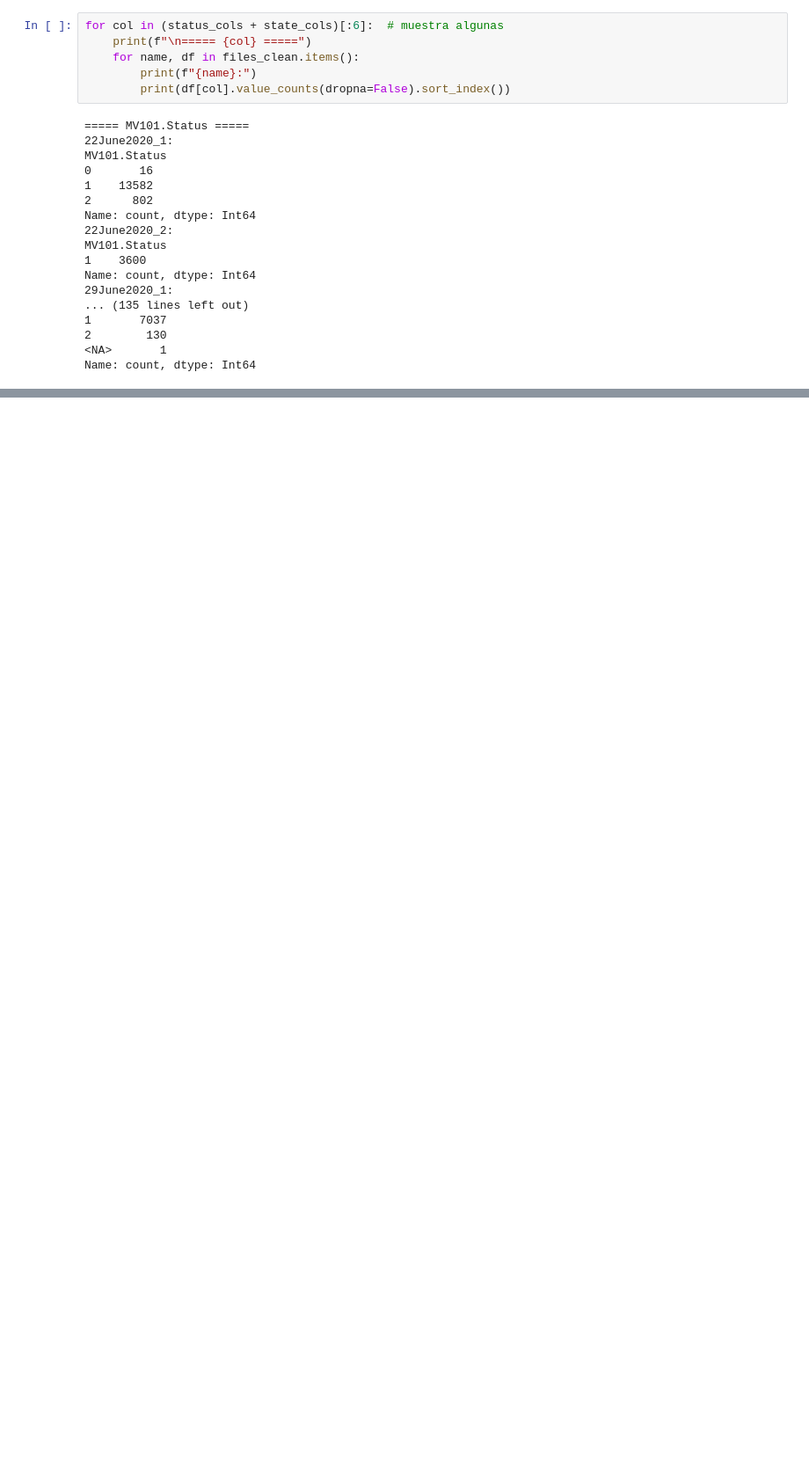
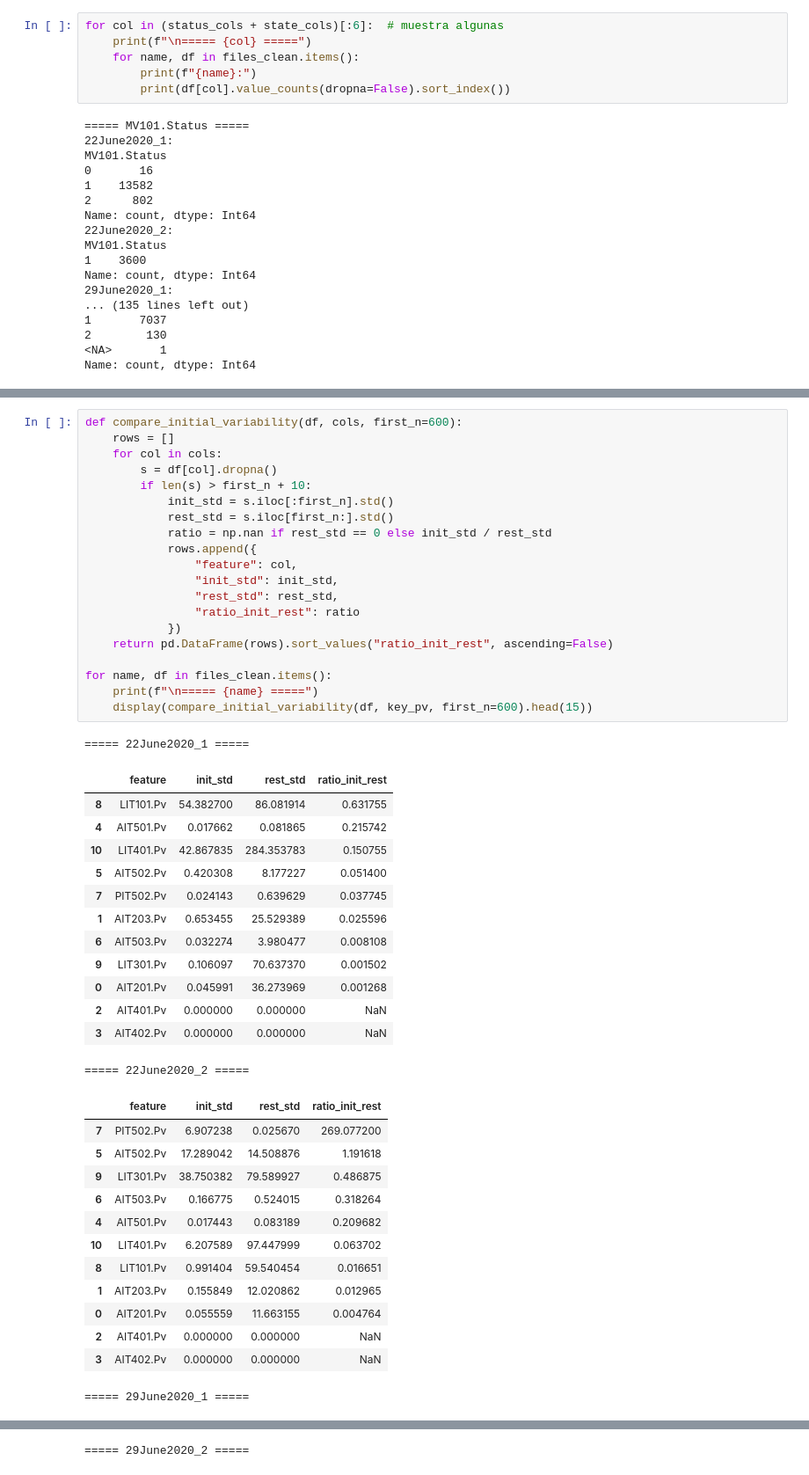
Before and after one commit to juanmi30/ics-synthetic-data-augmentation, a Jupyter notebook: data-preprocessing.ipynb, the cells around one changed output, grey strips where cells are left out. Shown at 88% size. Cells and saved outputs as stored; diff of their text form; blank space fills up the shorter version.

```diff
--- a/data-preprocessing.ipynb
+++ b/data-preprocessing.ipynb
@@ -299,0 +372,48 @@ Name: count, dtype: Int64
+# %%
+def compare_initial_variability(df, cols, first_n=600):
+    rows = []
+    for col in cols:
+        s = df[col].dropna()
+        if len(s) > first_n + 10:
+            init_std = s.iloc[:first_n].std()
+            rest_std = s.iloc[first_n:].std()
+            ratio = np.nan if rest_std == 0 else init_std / rest_std
+            rows.append({
+                "feature": col,
+                "init_std": init_std,
+                "rest_std": rest_std,
+                "ratio_init_rest": ratio
+            })
+    return pd.DataFrame(rows).sort_values("ratio_init_rest", ascending=False)
+
+for name, df in files_clean.items():
+    print(f"\n===== {name} =====")
+    display(compare_initial_variability(df, key_pv, first_n=600).head(15))
+# %% [output]
+===== 22June2020_1 =====
+|  | feature | init_std | rest_std | ratio_init_rest |
+| 8 | LIT101.Pv | 54.382700 | 86.081914 | 0.631755 |
+| 4 | AIT501.Pv | 0.017662 | 0.081865 | 0.215742 |
+| 10 | LIT401.Pv | 42.867835 | 284.353783 | 0.150755 |
+| 5 | AIT502.Pv | 0.420308 | 8.177227 | 0.051400 |
+| 7 | PIT502.Pv | 0.024143 | 0.639629 | 0.037745 |
+| 1 | AIT203.Pv | 0.653455 | 25.529389 | 0.025596 |
+| 6 | AIT503.Pv | 0.032274 | 3.980477 | 0.008108 |
+| 9 | LIT301.Pv | 0.106097 | 70.637370 | 0.001502 |
+| 0 | AIT201.Pv | 0.045991 | 36.273969 | 0.001268 |
+| 2 | AIT401.Pv | 0.000000 | 0.000000 | NaN |
+| 3 | AIT402.Pv | 0.000000 | 0.000000 | NaN |
+===== 22June2020_2 =====
+|  | feature | init_std | rest_std | ratio_init_rest |
+| 7 | PIT502.Pv | 6.907238 | 0.025670 | 269.077200 |
+| 5 | AIT502.Pv | 17.289042 | 14.508876 | 1.191618 |
+| 9 | LIT301.Pv | 38.750382 | 79.589927 | 0.486875 |
+| 6 | AIT503.Pv | 0.166775 | 0.524015 | 0.318264 |
+| 4 | AIT501.Pv | 0.017443 | 0.083189 | 0.209682 |
+| 10 | LIT401.Pv | 6.207589 | 97.447999 | 0.063702 |
+| 8 | LIT101.Pv | 0.991404 | 59.540454 | 0.016651 |
+| 1 | AIT203.Pv | 0.155849 | 12.020862 | 0.012965 |
+| 0 | AIT201.Pv | 0.055559 | 11.663155 | 0.004764 |
+| 2 | AIT401.Pv | 0.000000 | 0.000000 | NaN |
+| 3 | AIT402.Pv | 0.000000 | 0.000000 | NaN |
+===== 29June2020_1 =====
@@ -299,0 +432 @@ Name: count, dtype: Int64
+===== 29June2020_2 =====
```
Also changed, not shown: parts of 26 cells of this notebook.
